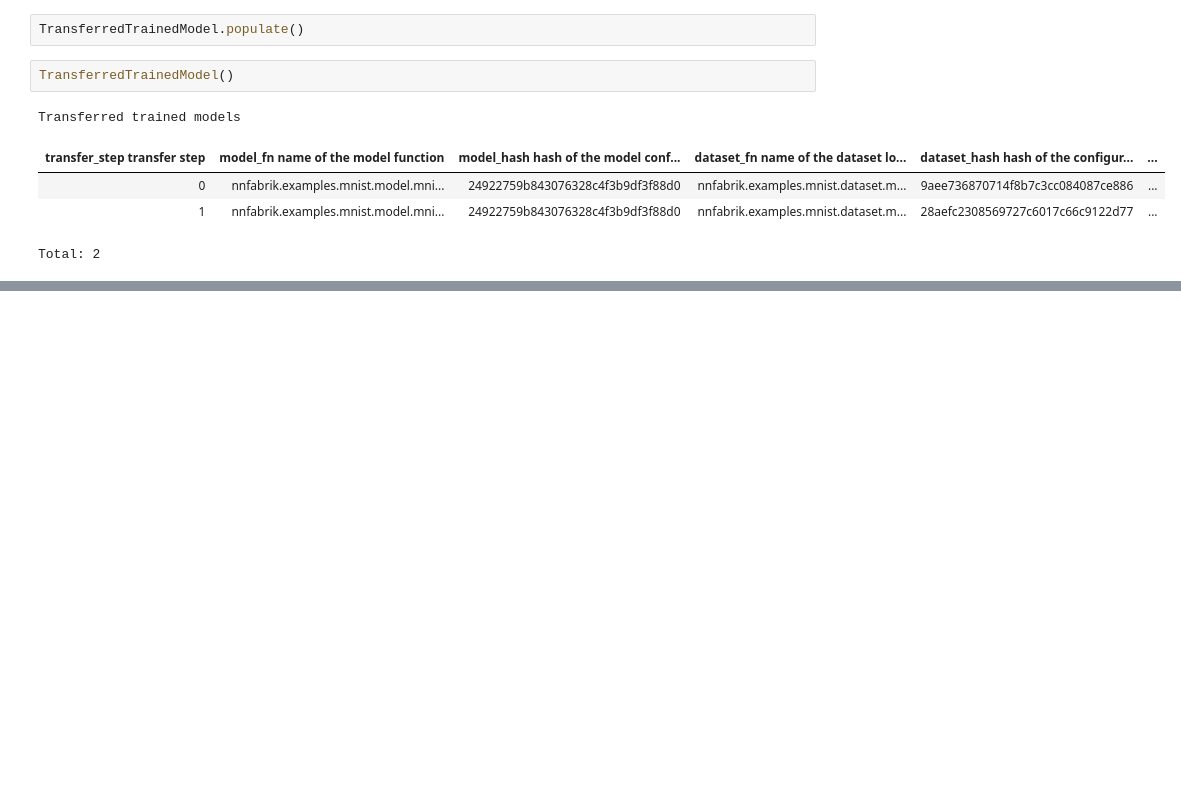
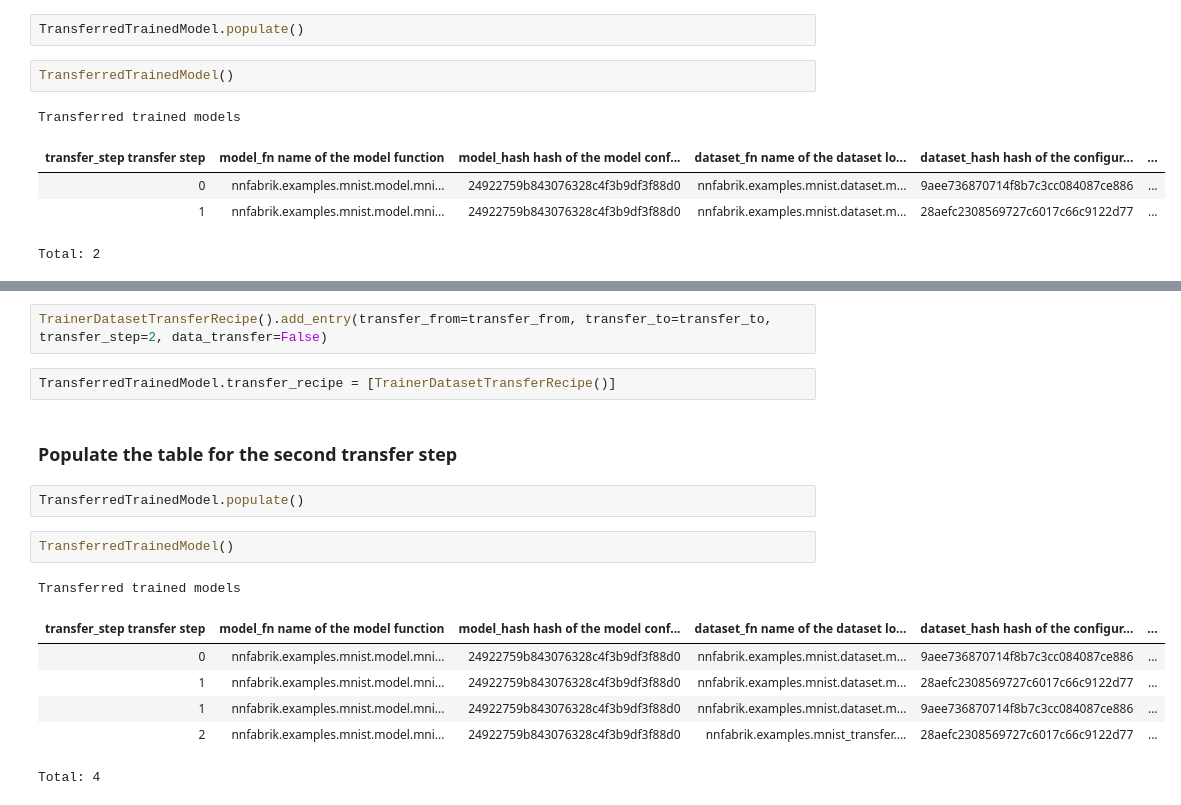
Before and after one commit to sinzlab/nnfabrik, a Jupyter notebook: nnfabrik/examples/notebooks/transfer_example.ipynb, the cells around one changed output, grey strips where cells are left out. Cells and saved outputs as stored; diff of their text form; blank space fills up the shorter version.

```diff
--- a/nnfabrik/examples/notebooks/transfer_example.ipynb
+++ b/nnfabrik/examples/notebooks/transfer_example.ipynb
@@ -135,0 +212,18 @@ Total: 5
+# %%
+TrainerDatasetTransferRecipe().add_entry(transfer_from=transfer_from, transfer_to=transfer_to, transfer_step=2, data_transfer=False)
+# %%
+TransferredTrainedModel.transfer_recipe = [TrainerDatasetTransferRecipe()]
+# %% [markdown]
+### Populate the table for the second transfer step
+# %%
+TransferredTrainedModel.populate()
+# %%
+TransferredTrainedModel()
+# %% [output]
+Transferred trained models
+| transfer_step transfer step | model_fn name of the model function | model_hash hash of the model conf... | dataset_fn name of the dataset lo... | dataset_hash hash of the configur... | ... |
+| 0 | nnfabrik.examples.mnist.model.mni... | 24922759b843076328c4f3b9df3f88d0 | nnfabrik.examples.mnist.dataset.m... | 9aee736870714f8b7c3cc084087ce886 | ... |
+| 1 | nnfabrik.examples.mnist.model.mni... | 24922759b843076328c4f3b9df3f88d0 | nnfabrik.examples.mnist.dataset.m... | 28aefc2308569727c6017c66c9122d77 | ... |
+| 1 | nnfabrik.examples.mnist.model.mni... | 24922759b843076328c4f3b9df3f88d0 | nnfabrik.examples.mnist.dataset.m... | 9aee736870714f8b7c3cc084087ce886 | ... |
+| 2 | nnfabrik.examples.mnist.model.mni... | 24922759b843076328c4f3b9df3f88d0 | nnfabrik.examples.mnist_transfer.... | 28aefc2308569727c6017c66c9122d77 | ... |
+Total: 4
```
Also changed, not shown: parts of 35 cells of this notebook, 6 other files.
